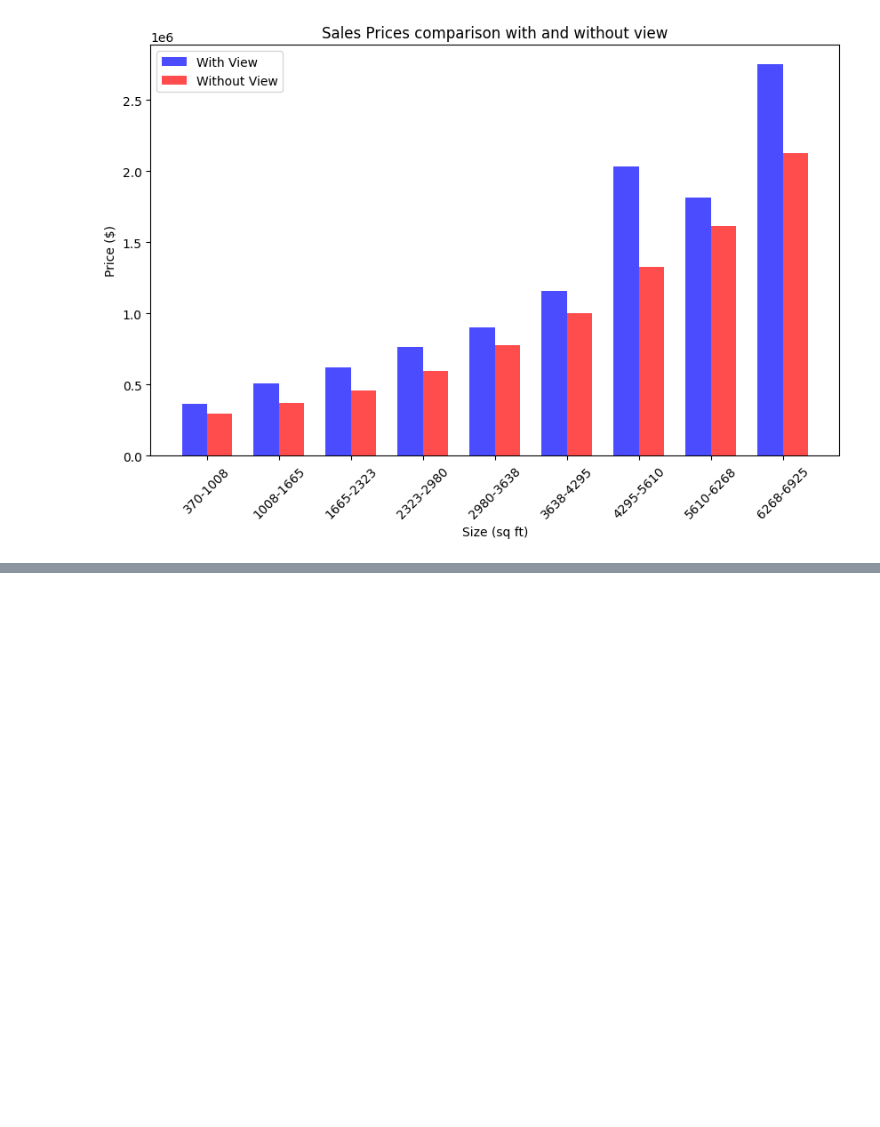
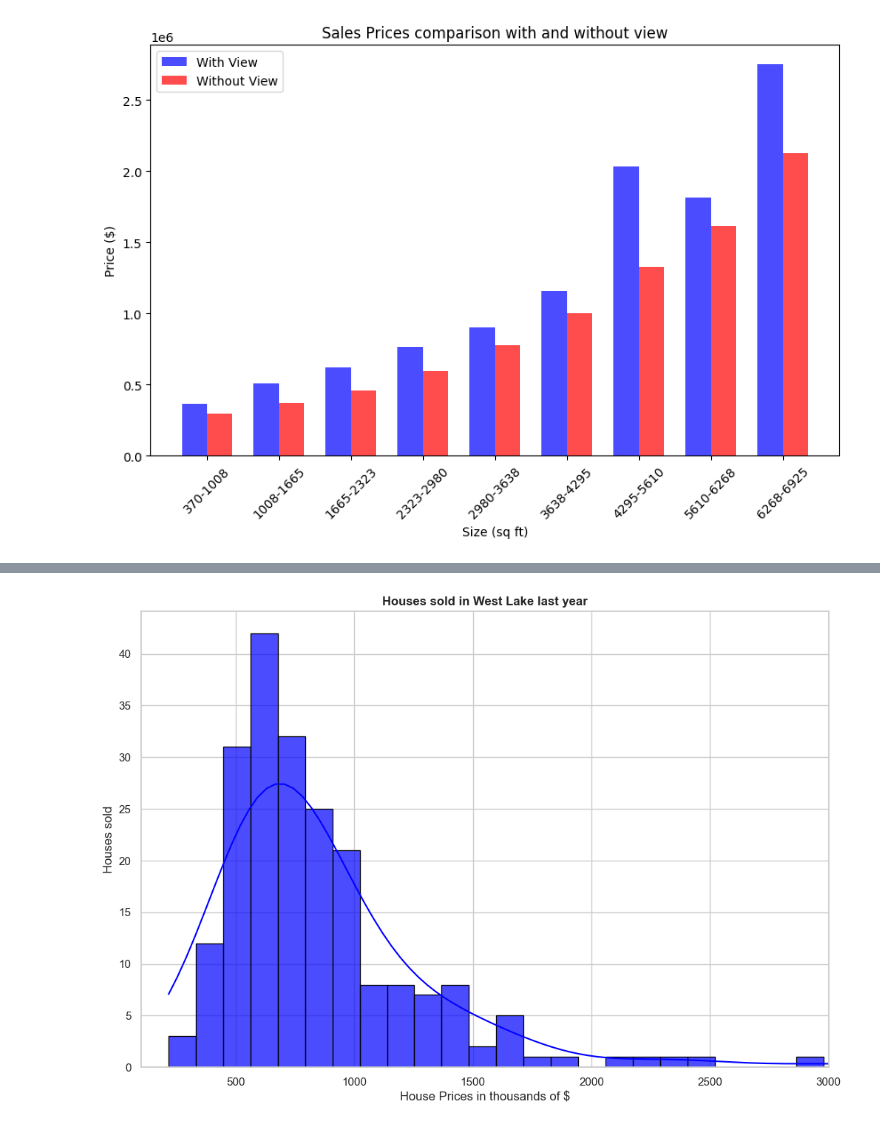
Before and after one commit to BasaJess/250213_DS_EDA_Project, a Jupyter notebook: 3_EDA_Excercise.ipynb, the cells around one changed output, grey strips where cells are left out. Drawn from its saved outputs; the diff is of its cells as text; code cells hidden in the pictures; blank space fills up the shorter version.

```diff
--- a/3_EDA_Excercise.ipynb
+++ b/3_EDA_Excercise.ipynb
@@ -334,0 +382,28 @@ m3
+# %%
+# West lake map price, mean median, gauss distribution
+# Find outr which zipcodes are in West Lake
+# 98109, 98102,and 98121
+# Values to filter
+zipcodes_to_keep = [98109, 98102, 98121]
+# Filtering the DataFrame
+WestLake_df = df[df['zipcode'].isin(zipcodes_to_keep)]
+WestLake_df = WestLake_df.filter(['zipcode','price'], axis=1)
+# calculate Mean and median
+WestLake_mean = WestLake_df['price'].mean() #np.float64(889613.4882629107)
+WestLake_median = WestLake_df['price'].median() #np.float64(729000.0)
+WestLake_df = WestLake_df[['price']].reset_index()
+WestLake_df = WestLake_df.drop(['index'],axis=1)
+# Gauss distribution
+# Create a histogram
+WestLake_df['price'] = WestLake_df['price']/1000
+plt.figure(figsize=(12, 8))  # Adjust the size as needed
+sns.histplot(WestLake_df['price'],kde=True,bins=65, color='blue', edgecolor='black', alpha=0.7)
+plt.xlabel('House Prices in thousands of $')
+plt.ylabel('Houses sold')
+plt.title('Houses sold in West Lake last year', fontweight='bold')
+# Set the x-axis range
+plt.xlim(100, 3000)  # Adjust the range as needed
+# Save the plot with a transparent background
+plt.savefig('data/WestLake.png', transparent=True)
+# %% [output]
+[figure, added]
```
Also changed, not shown: parts of 7 cells of this notebook, 6 other files.
